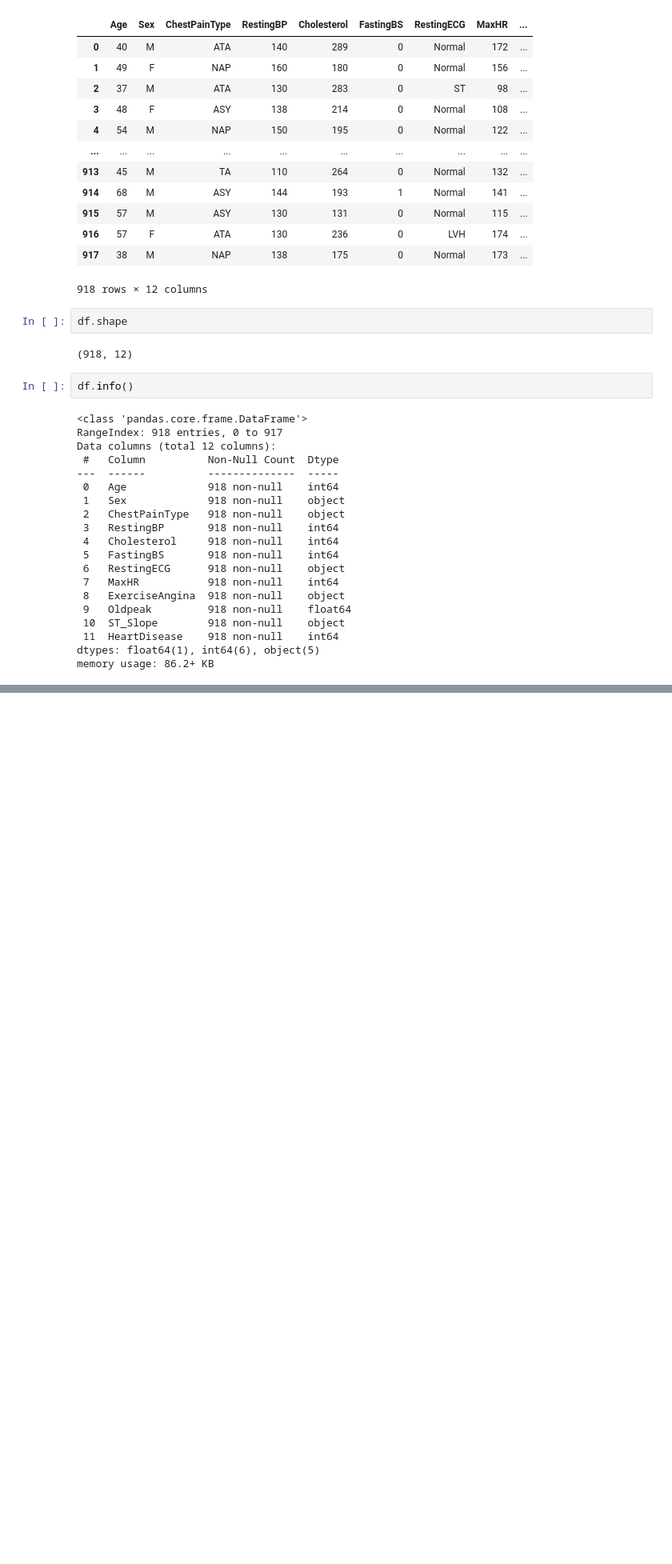
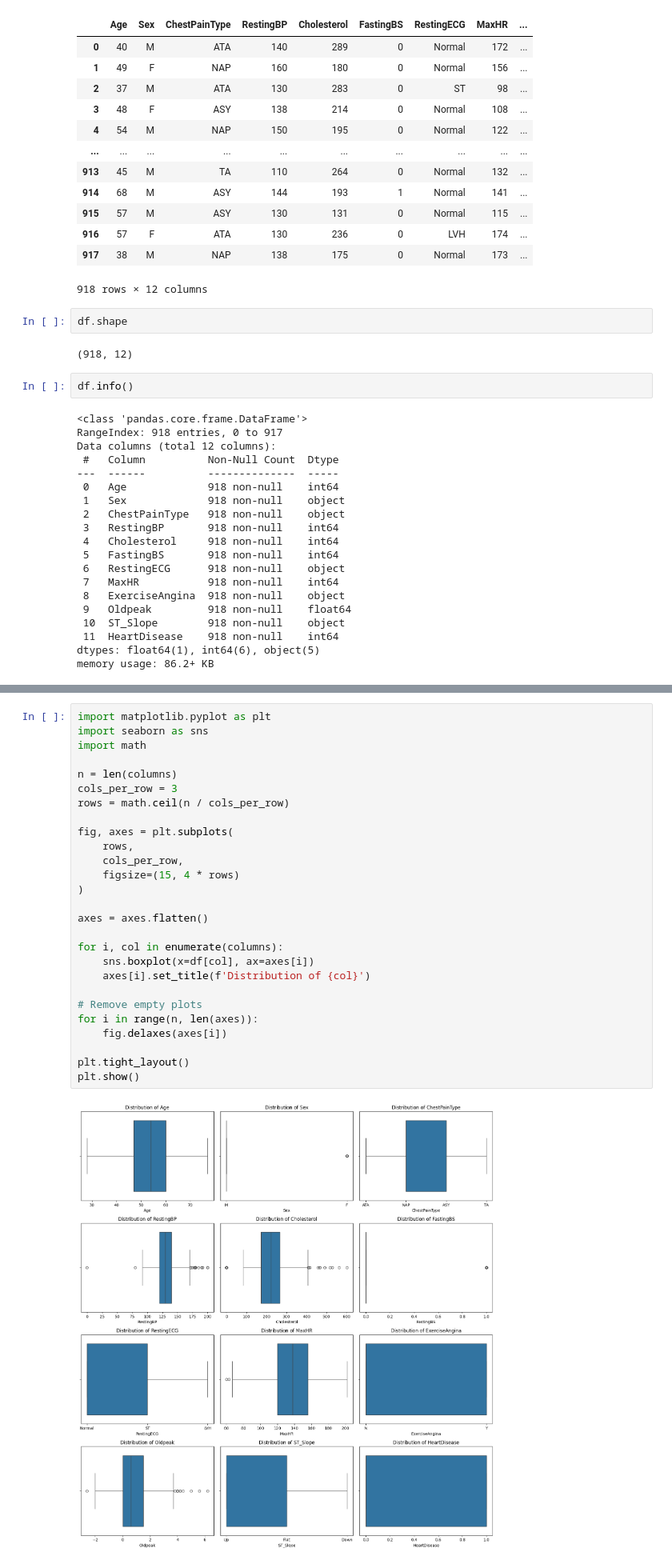
Before and after one commit to thearyal/Machine-Learning-Insurance, a Jupyter notebook: heart.ipynb, the cells around one changed output, grey strips where cells are left out. Shown at 80% size. Saved outputs shown, nothing was run; the diff lists cells and outputs as text; blank space fills up the shorter version.

```diff
--- a/heart.ipynb
+++ b/heart.ipynb
@@ -48,0 +112,29 @@ memory usage: 86.2+ KB
+# %%
+import matplotlib.pyplot as plt
+import seaborn as sns
+import math
+
+n = len(columns)
+cols_per_row = 3
+rows = math.ceil(n / cols_per_row)
+
+fig, axes = plt.subplots(
+    rows,
+    cols_per_row,
+    figsize=(15, 4 * rows)
+)
+
+axes = axes.flatten()
+
+for i, col in enumerate(columns):
+    sns.boxplot(x=df[col], ax=axes[i])
+    axes[i].set_title(f'Distribution of {col}')
+
+# Remove empty plots
+for i in range(n, len(axes)):
+    fig.delaxes(axes[i])
+
+plt.tight_layout()
+plt.show()
+# %% [output]
+[figure, added]
```
Also changed, not shown: parts of 19 cells of this notebook, 1 other file.
